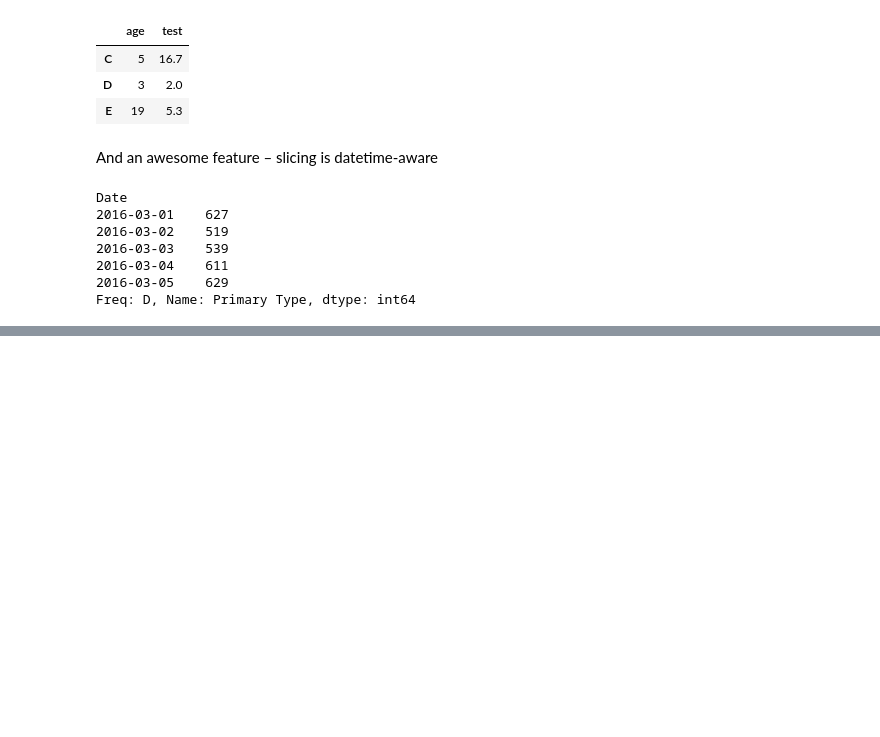
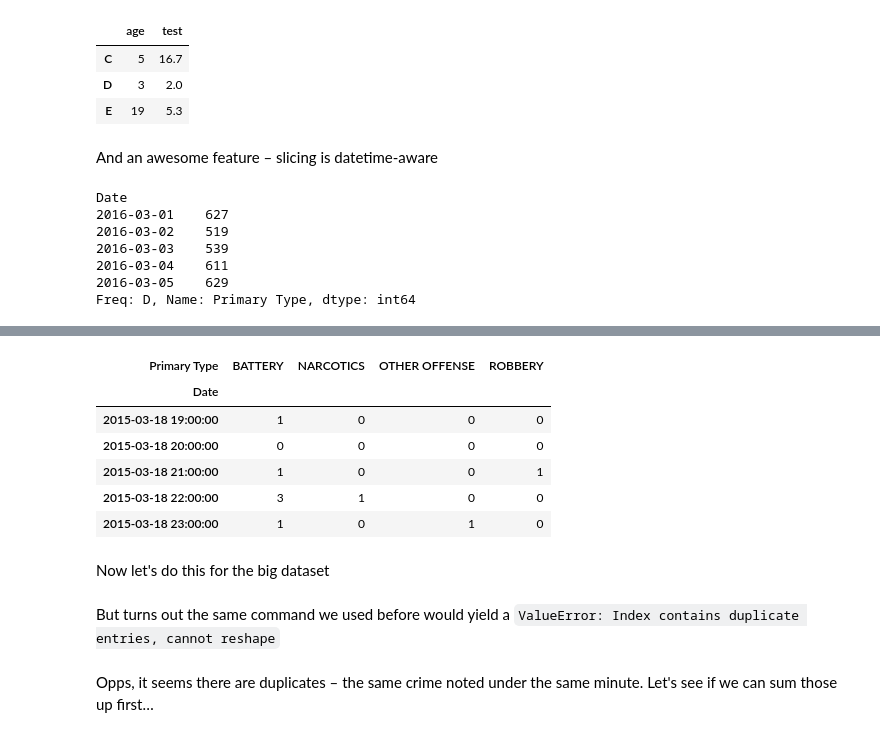
Before and after one commit to PacktPublishing/Jupyter-Notebook-for-Data-Science, a Jupyter notebook: chicago_crime.ipynb, the cells around one changed output, grey strips where cells are left out. Saved outputs shown, nothing was run; the diff lists cells and outputs as text; code cells hidden in the pictures; blank space fills up the shorter version.

```diff
--- a/chicago_crime.ipynb
+++ b/chicago_crime.ipynb
@@ -386,0 +470,12 @@ Freq: D, Name: Primary Type, dtype: int64
+# %%
+crimes_small_mi.ID.unstack(level=1).resample('h').count()#.plot()
+# %% [output]
+| Primary Type | BATTERY | NARCOTICS | OTHER OFFENSE | ROBBERY |
+| Date |  |  |  |  |
+| 2015-03-18 19:00:00 | 1 | 0 | 0 | 0 |
+| 2015-03-18 20:00:00 | 0 | 0 | 0 | 0 |
+| 2015-03-18 21:00:00 | 1 | 0 | 0 | 1 |
+| 2015-03-18 22:00:00 | 3 | 1 | 0 | 0 |
+| 2015-03-18 23:00:00 | 1 | 0 | 1 | 0 |
+# %% [markdown]
+Now let's do this for the big dataset
@@ -386,0 +484,2 @@ Freq: D, Name: Primary Type, dtype: int64
+# %% [markdown]
+But turns out the same command we used before would yield a `ValueError: Index contains duplicate entries, cannot reshape`
@@ -386,0 +488,2 @@ Freq: D, Name: Primary Type, dtype: int64
+# %% [markdown]
+Opps, it seems there are duplicates – the same crime noted under the same minute. Let's see if we can sum those up first…
```
Also changed, not shown: parts of 30 cells of this notebook.
